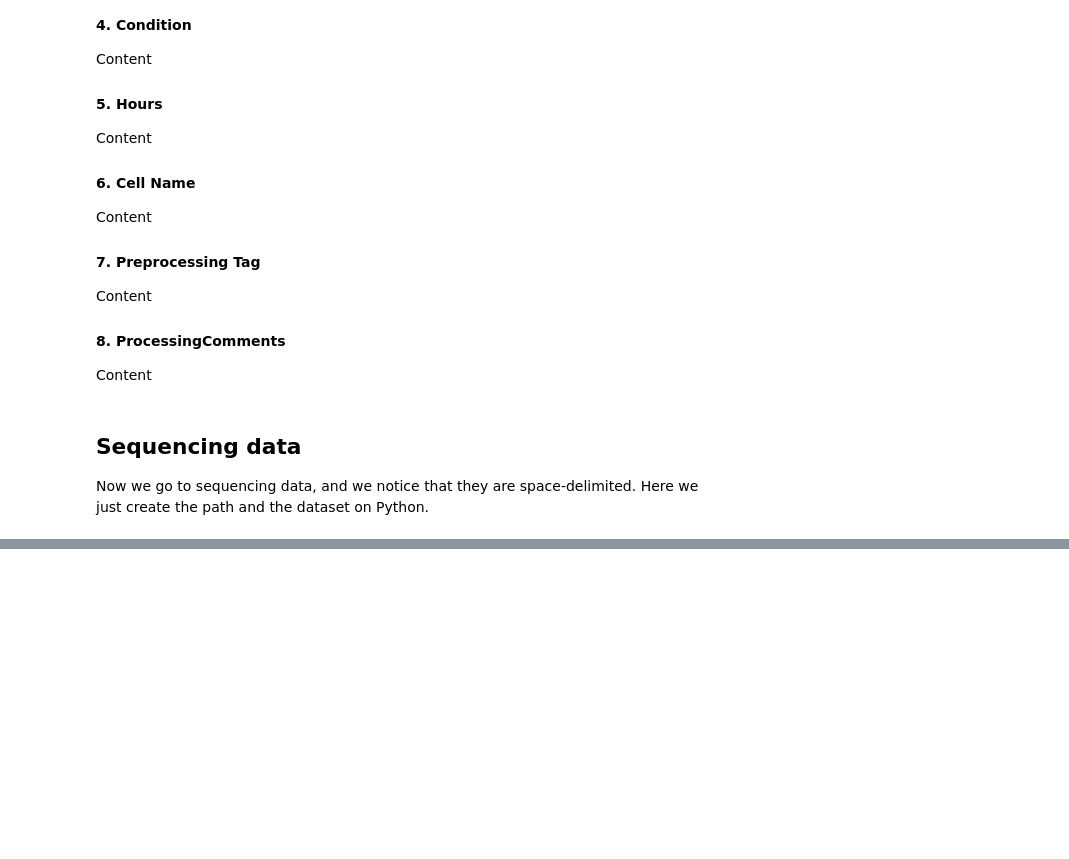
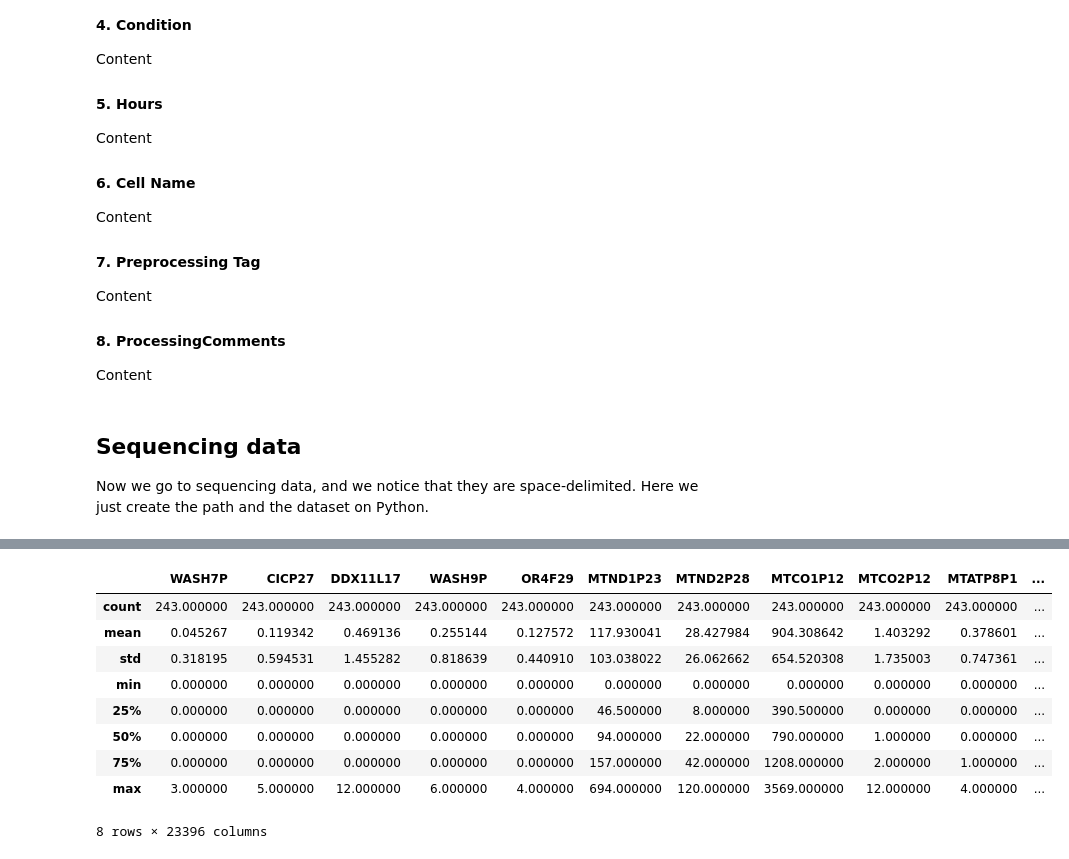
Before and after one commit to eghirardo/ai_lab, a Jupyter notebook: data_proc.ipynb, the cells around one changed output, grey strips where cells are left out. Saved outputs shown, nothing was run; the diff lists cells and outputs as text; code cells hidden in the pictures; blank space fills up the shorter version.

```diff
--- a/data_proc.ipynb
+++ b/data_proc.ipynb
@@ -127,27 +125,27 @@ Now we go to sequencing data, and we notice that they are space-delimited.
 Here we just create the path and the dataset on Python.
 # %%
 #We just create the path and the dataset on Python
-df_seq_pathHFilt = '..\\ai_lab\\SmartSeq\\HCC1806_SmartS_Filtered_Data.txt'
+df_seq_pathHFilt = '../ai_lab/SmartSeq/HCC1806_SmartS_Filtered_Data.txt'
 
-df_seq_pathHFiltNorm = '..\\ai_lab\\SmartSeq\\HCC1806_SmartS_Filtered_Normalised_3000_Data_train.txt'
+df_seq_pathHFiltNorm = '../ai_lab/SmartSeq/HCC1806_SmartS_Filtered_Normalised_3000_Data_train.txt'
 
-df_seq_pathUnfilt = '..\\ai_lab\\SmartSeq\\HCC1806_SmartS_Unfiltered_Data.txt'
+df_seq_pathHUnfilt = '../ai_lab/SmartSeq/HCC1806_SmartS_Unfiltered_Data.txt'
 
-df_seq_pathMFilt = '..\\ai_lab\\SmartSeq\\MCF7_SmartS_Filtered_Data.txt'
+df_seq_pathMFilt = '../ai_lab/SmartSeq/MCF7_SmartS_Filtered_Data.txt'
 
-df_seq_pathMFiltNorm = '..\\ai_lab\\SmartSeq\\MCF7_SmartS_Filtered_Normalised_3000_Data_train.txt'
+df_seq_pathMFiltNorm = '../ai_lab/SmartSeq/MCF7_SmartS_Filtered_Normalised_3000_Data_train.txt'
 
-df_seq_pathMUnfilt = '..\\ai_lab\\SmartSeq\MCF7_SmartS_Unfiltered_Data.txt'
+df_seq_pathMUnfilt = '../ai_lab/SmartSeq/MCF7_SmartS_Unfiltered_Data.txt'
 
-df_seq_HFilt = pd.read_csv(df_seq_pathHFilt)
+df_seq_HFilt = pd.read_csv(df_seq_pathHFilt, delimiter=' ')
 
-df_seq_HFiltNorm = pd.read_csv(df_seq_pathHFiltNorm)
+df_seq_HFiltNorm = pd.read_csv(df_seq_pathHFiltNorm, delimiter=' ')
 
-df_seq_Unfilt = pd.read_csv(df_seq_pathUnfilt)
+df_seq_HUnfilt = pd.read_csv(df_seq_pathHUnfilt, delimiter=' ')
 
-df_seq_MFilt = pd.read_csv(df_seq_pathMFilt)
+df_seq_MFilt = pd.read_csv(df_seq_pathMFilt, delimiter=' ')
 
-df_seq_MFiltNorm = pd.read_csv(df_seq_pathMFiltNorm)
+df_seq_MFiltNorm = pd.read_csv(df_seq_pathMFiltNorm, delimiter=' ')
 
-df_seq_MUnfilt = pd.read_csv(df_seq_pathMUnfilt)
+df_seq_MUnfilt = pd.read_csv(df_seq_pathMUnfilt, delimiter=' ')
 # %% [markdown]
@@ -179,0 +209,6 @@ Dimension: (19503, 1)
+# %%
+# Take the transpose of the dataframe
+print("Dataframe dimension before transpose:", df_seq_HUnfilt.shape)
+df_seq_HUnfilt = df_seq_HUnfilt.T
+print("Dataframe dimension after transpose:", df_seq_HUnfilt.shape)
+df_seq_HUnfilt.head(5)
@@ -179,0 +243,13 @@ Dimension: (19503, 1)
+# %%
+df_seq_HUnfilt.describe()
+# %% [output]
+|  | WASH7P | CICP27 | DDX11L17 | WASH9P | OR4F29 | MTND1P23 | MTND2P28 | MTCO1P12 | MTCO2P12 | MTATP8P1 | ... |
+| count | 243.000000 | 243.000000 | 243.000000 | 243.000000 | 243.000000 | 243.000000 | 243.000000 | 243.000000 | 243.000000 | 243.000000 | ... |
+| mean | 0.045267 | 0.119342 | 0.469136 | 0.255144 | 0.127572 | 117.930041 | 28.427984 | 904.308642 | 1.403292 | 0.378601 | ... |
+| std | 0.318195 | 0.594531 | 1.455282 | 0.818639 | 0.440910 | 103.038022 | 26.062662 | 654.520308 | 1.735003 | 0.747361 | ... |
+| min | 0.000000 | 0.000000 | 0.000000 | 0.000000 | 0.000000 | 0.000000 | 0.000000 | 0.000000 | 0.000000 | 0.000000 | ... |
+| 25% | 0.000000 | 0.000000 | 0.000000 | 0.000000 | 0.000000 | 46.500000 | 8.000000 | 390.500000 | 0.000000 | 0.000000 | ... |
+| 50% | 0.000000 | 0.000000 | 0.000000 | 0.000000 | 0.000000 | 94.000000 | 22.000000 | 790.000000 | 1.000000 | 0.000000 | ... |
+| 75% | 0.000000 | 0.000000 | 0.000000 | 0.000000 | 0.000000 | 157.000000 | 42.000000 | 1208.000000 | 2.000000 | 1.000000 | ... |
+| max | 3.000000 | 5.000000 | 12.000000 | 6.000000 | 4.000000 | 694.000000 | 120.000000 | 3569.000000 | 12.000000 | 4.000000 | ... |
+8 rows × 23396 columns
```
Also changed, not shown: parts of 16 cells of this notebook.
